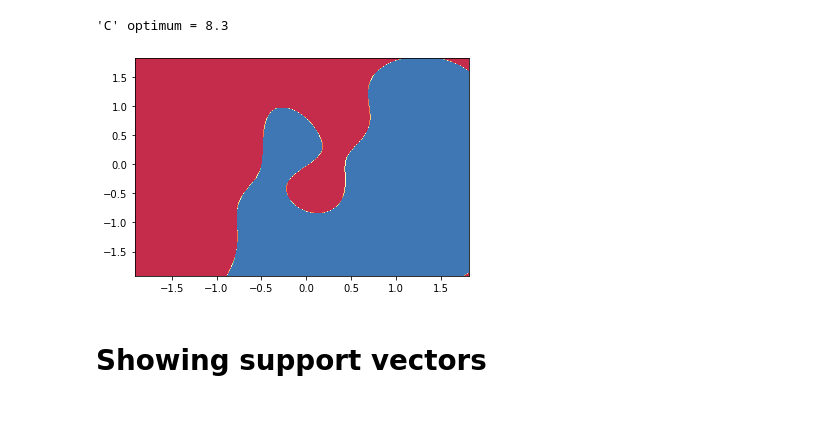
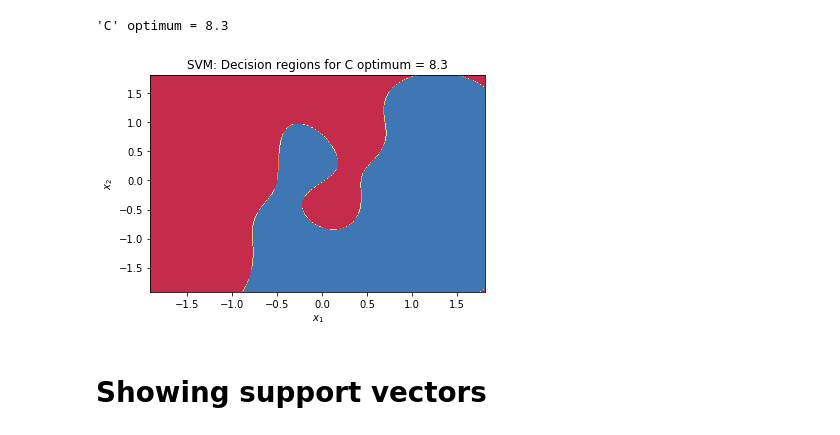
Before and after one commit to ito-rafael/IA006C-MachineLearning, a Jupyter notebook: efc3/notebooks/SVM.ipynb, the cells around one changed output. Saved outputs shown, nothing was run; the diff lists cells and outputs as text; code cells hidden in the pictures.

```diff
--- a/efc3/notebooks/SVM.ipynb
+++ b/efc3/notebooks/SVM.ipynb
@@ -242,18 +240,21 @@ print('\'C\' optimum =', best_C)
 # %%
 # adjust parameters
 parameters = rbf_svc.get_params()
 parameters['C'] = best_C
 svm = SVC(**parameters)
 #----------------------------
 # joint training and validation sets
 training_X = np.append(X, Xval, axis=0)
 training_y = np.append(y, yval, axis=0)
 #----------------------------
 # fit model
 svm.fit(training_X, training_y)
 plot_decision_regions(X, svm)
-plt.savefig(path + 'decision_region.png', dpi=300)
+plt.title('SVM: Decision regions for C optimum = 8.3')
+plt.xlabel('$x_1$')
+plt.ylabel('$x_2$')
+plt.savefig(path + 'svm_decision_region.png', dpi=300)
 # %% [output]
-[figure, old version]
+[figure, new version]
 # %% [markdown]
 # Showing support vectors
```
Also changed, not shown: parts of 17 cells of this notebook, 1 other file.
